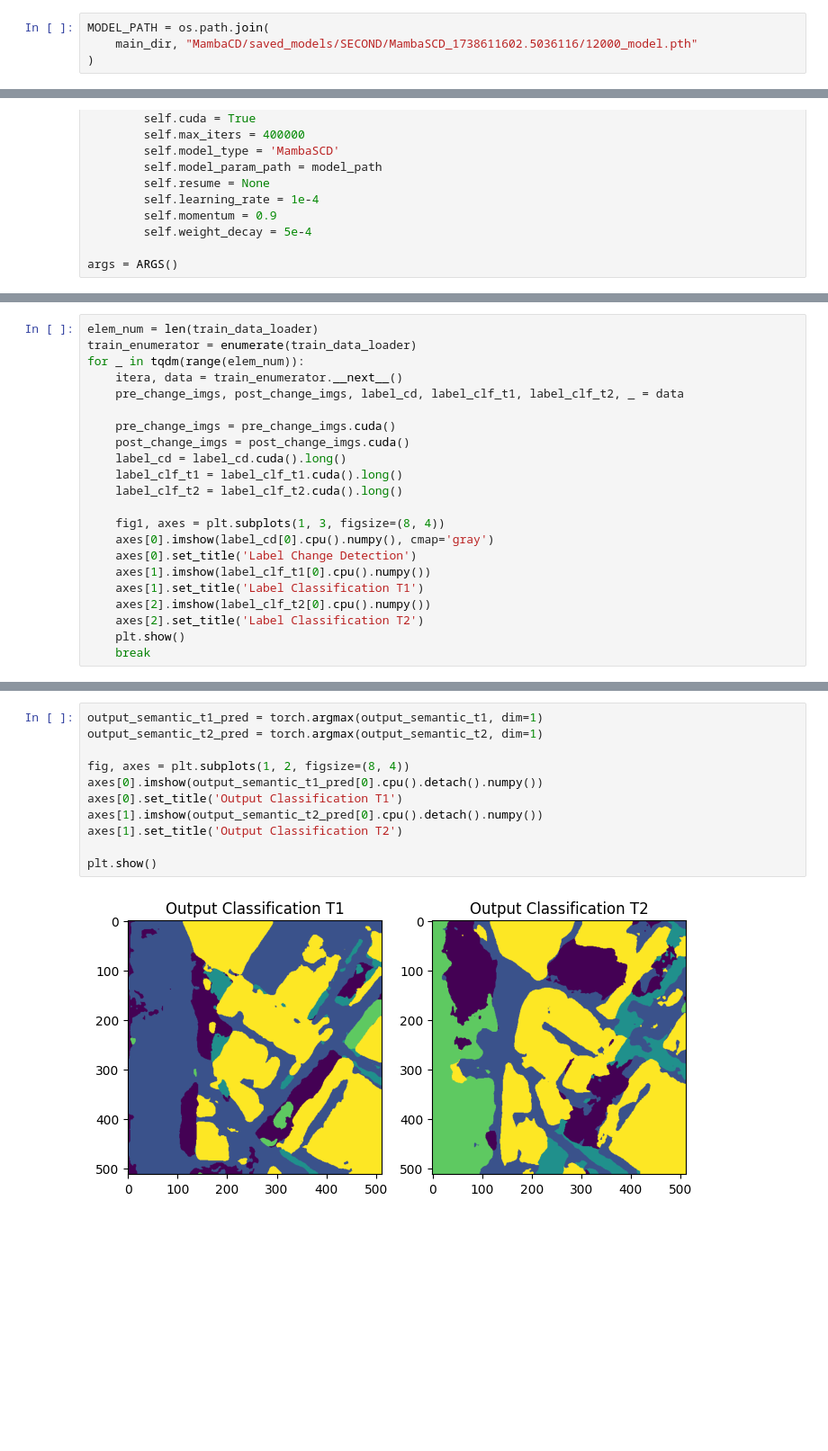
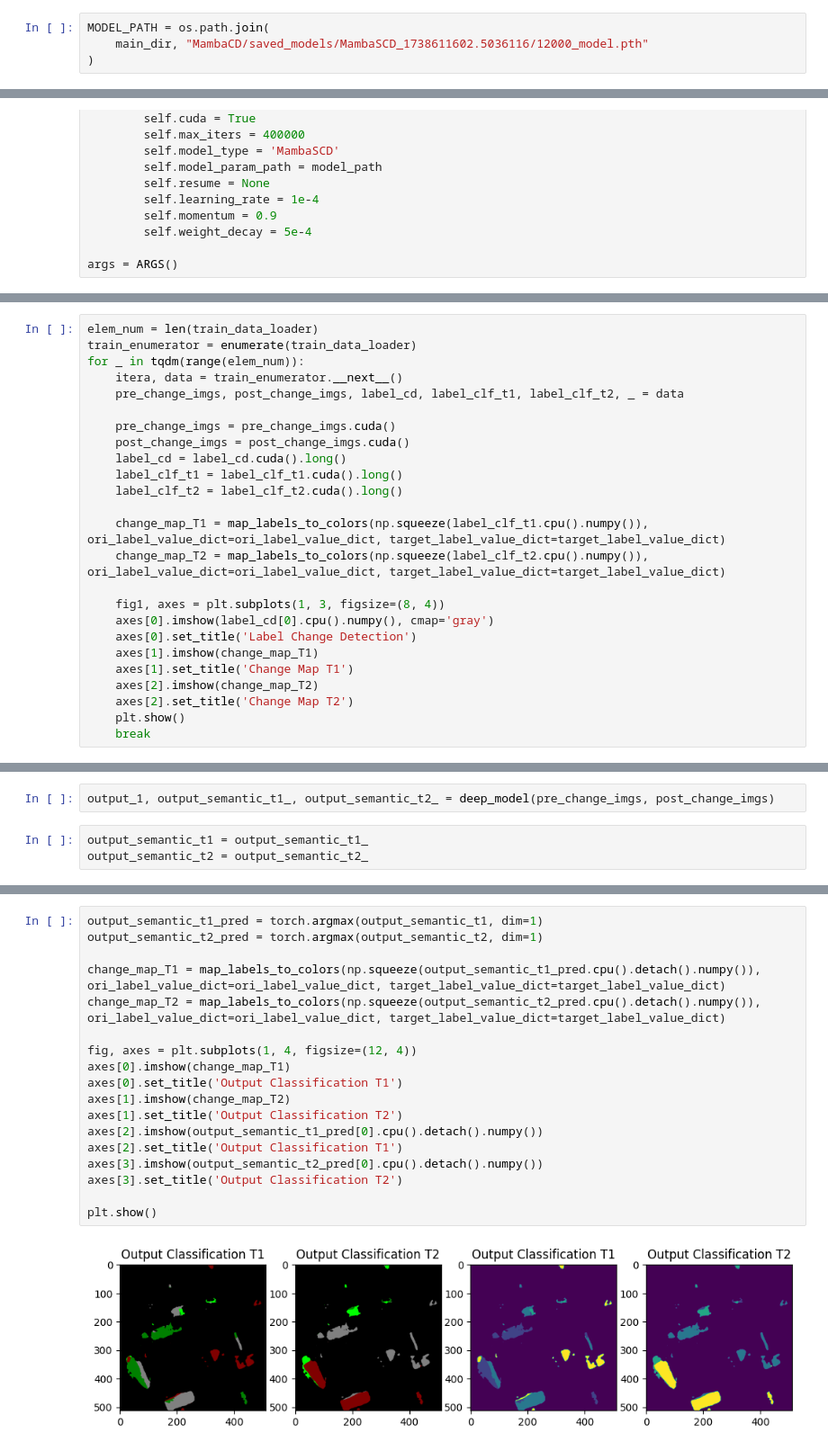
Before and after one commit to Buddhi19/ChangeDetection, a Jupyter notebook: visuals.ipynb, the cells around one changed output, grey strips where cells are left out. Shown at 90% size. Saved outputs shown, nothing was run; the diff lists cells and outputs as text; blank space fills up the shorter version.

```diff
--- a/visuals.ipynb
+++ b/visuals.ipynb
@@ -33,6 +33,6 @@ torch.cuda.set_device(1)
 # %%
 MODEL_PATH = os.path.join(
-    main_dir, "MambaCD/saved_models/SECOND/MambaSCD_1738611602.5036116/12000_model.pth"
+    main_dir, "MambaCD/saved_models/MambaSCD_1738611602.5036116/12000_model.pth"
 )
 # %%
 configs_path = os.path.join(main_dir, 'MambaCD/changedetection/configs/vssm1/vssm_small_224.yaml')
@@ -158,13 +197,16 @@ for _ in tqdm(range(elem_num)):
     label_clf_t1 = label_clf_t1.cuda().long()
     label_clf_t2 = label_clf_t2.cuda().long()
 
+    change_map_T1 = map_labels_to_colors(np.squeeze(label_clf_t1.cpu().numpy()), ori_label_value_dict=ori_label_value_dict, target_label_value_dict=target_label_value_dict)
+    change_map_T2 = map_labels_to_colors(np.squeeze(label_clf_t2.cpu().numpy()), ori_label_value_dict=ori_label_value_dict, target_label_value_dict=target_label_value_dict)
+
     fig1, axes = plt.subplots(1, 3, figsize=(8, 4))
     axes[0].imshow(label_cd[0].cpu().numpy(), cmap='gray')
     axes[0].set_title('Label Change Detection')
-    axes[1].imshow(label_clf_t1[0].cpu().numpy())
-    axes[1].set_title('Label Classification T1')
-    axes[2].imshow(label_clf_t2[0].cpu().numpy())
-    axes[2].set_title('Label Classification T2')
+    axes[1].imshow(change_map_T1)
+    axes[1].set_title('Change Map T1')
+    axes[2].imshow(change_map_T2)
+    axes[2].set_title('Change Map T2')
     plt.show()
     break
 # %% [output]
@@ -186 +235,6 @@ Text(0.5, 1.0, 'Label Classification T2')
+# %%
+output_1, output_semantic_t1_, output_semantic_t2_ = deep_model(pre_change_imgs, post_change_imgs)
+# %%
+output_semantic_t1 = output_semantic_t1_
+output_semantic_t2 = output_semantic_t2_
 # %%
@@ -208,13 +260,20 @@ plt.show()
 # %%
 output_semantic_t1_pred = torch.argmax(output_semantic_t1, dim=1)
 output_semantic_t2_pred = torch.argmax(output_semantic_t2, dim=1)
 
-fig, axes = plt.subplots(1, 2, figsize=(8, 4))
-axes[0].imshow(output_semantic_t1_pred[0].cpu().detach().numpy())
+change_map_T1 = map_labels_to_colors(np.squeeze(output_semantic_t1_pred.cpu().detach().numpy()), ori_label_value_dict=ori_label_value_dict, target_label_value_dict=target_label_value_dict)
+change_map_T2 = map_labels_to_colors(np.squeeze(output_semantic_t2_pred.cpu().detach().numpy()), ori_label_value_dict=ori_label_value_dict, target_label_value_dict=target_label_value_dict)
+
+fig, axes = plt.subplots(1, 4, figsize=(12, 4))
+axes[0].imshow(change_map_T1)
 axes[0].set_title('Output Classification T1')
-axes[1].imshow(output_semantic_t2_pred[0].cpu().detach().numpy())
+axes[1].imshow(change_map_T2)
 axes[1].set_title('Output Classification T2')
+axes[2].imshow(output_semantic_t1_pred[0].cpu().detach().numpy())
+axes[2].set_title('Output Classification T1')
+axes[3].imshow(output_semantic_t2_pred[0].cpu().detach().numpy())
+axes[3].set_title('Output Classification T2')
 
 plt.show()
 # %% [output]
-[figure, old version]
+[figure, new version]
```
Also changed, not shown: parts of 17 cells of this notebook, 2 other files.
